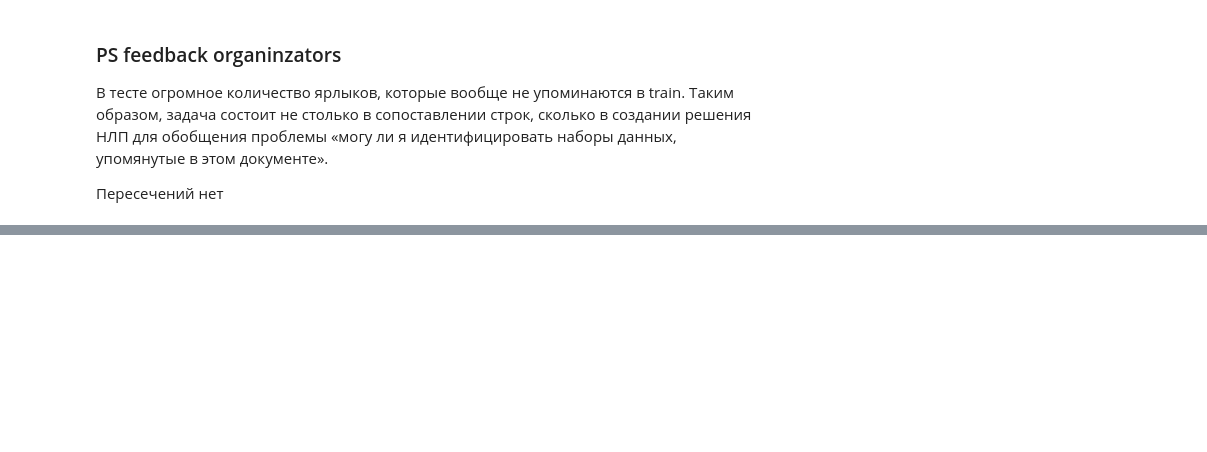
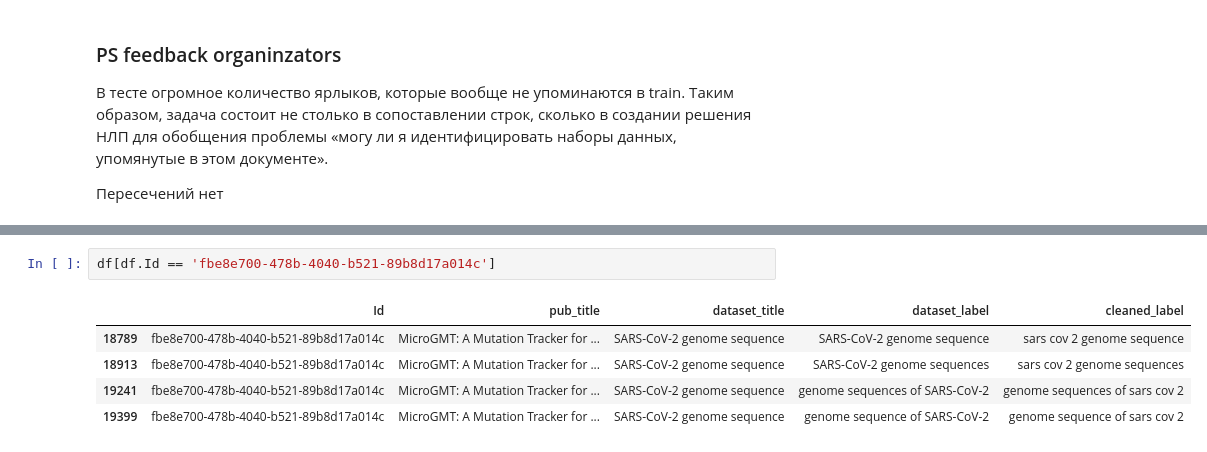
Before and after one commit to beifa/Coleridge_Initiative, a Jupyter notebook: notebook/look_for_data.ipynb, the cells around one changed output, grey strips where cells are left out. Saved outputs shown, nothing was run; the diff lists cells and outputs as text; blank space fills up the shorter version.

```diff
--- a/notebook/look_for_data.ipynb
+++ b/notebook/look_for_data.ipynb
@@ -398,0 +463,8 @@ https://www.kaggle.com/robin26091991/topic-modelling-with-top2vec-show-us-the-da
+# %%
+df[df.Id == 'fbe8e700-478b-4040-b521-89b8d17a014c']
+# %% [output]
+|  | Id | pub_title | dataset_title | dataset_label | cleaned_label |
+| 18789 | fbe8e700-478b-4040-b521-89b8d17a014c | MicroGMT: A Mutation Tracker for ... | SARS-CoV-2 genome sequence | SARS-CoV-2 genome sequence | sars cov 2 genome sequence |
+| 18913 | fbe8e700-478b-4040-b521-89b8d17a014c | MicroGMT: A Mutation Tracker for ... | SARS-CoV-2 genome sequence | SARS-CoV-2 genome sequences | sars cov 2 genome sequences |
+| 19241 | fbe8e700-478b-4040-b521-89b8d17a014c | MicroGMT: A Mutation Tracker for ... | SARS-CoV-2 genome sequence | genome sequences of SARS-CoV-2 | genome sequences of sars cov 2 |
+| 19399 | fbe8e700-478b-4040-b521-89b8d17a014c | MicroGMT: A Mutation Tracker for ... | SARS-CoV-2 genome sequence | genome sequence of SARS-CoV-2 | genome sequence of sars cov 2 |
```
Also changed, not shown: parts of 24 cells of this notebook.
